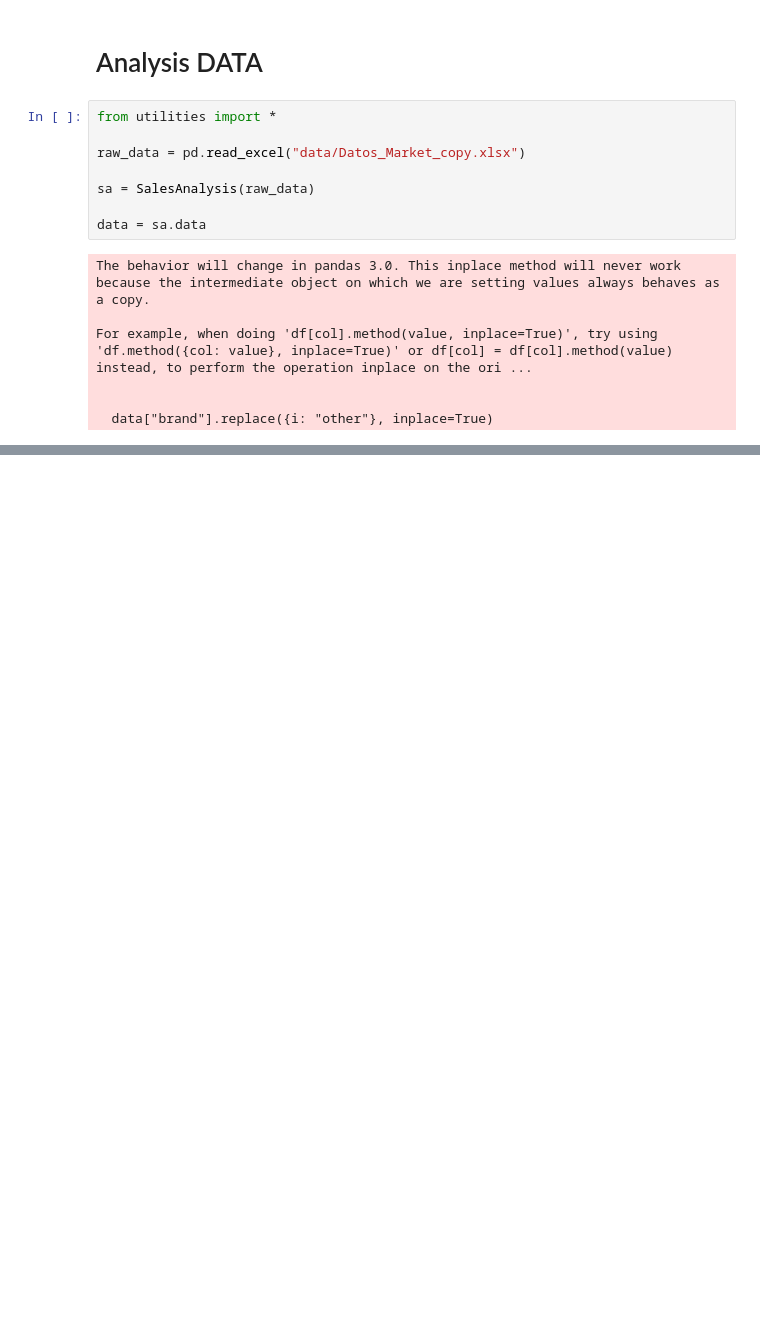
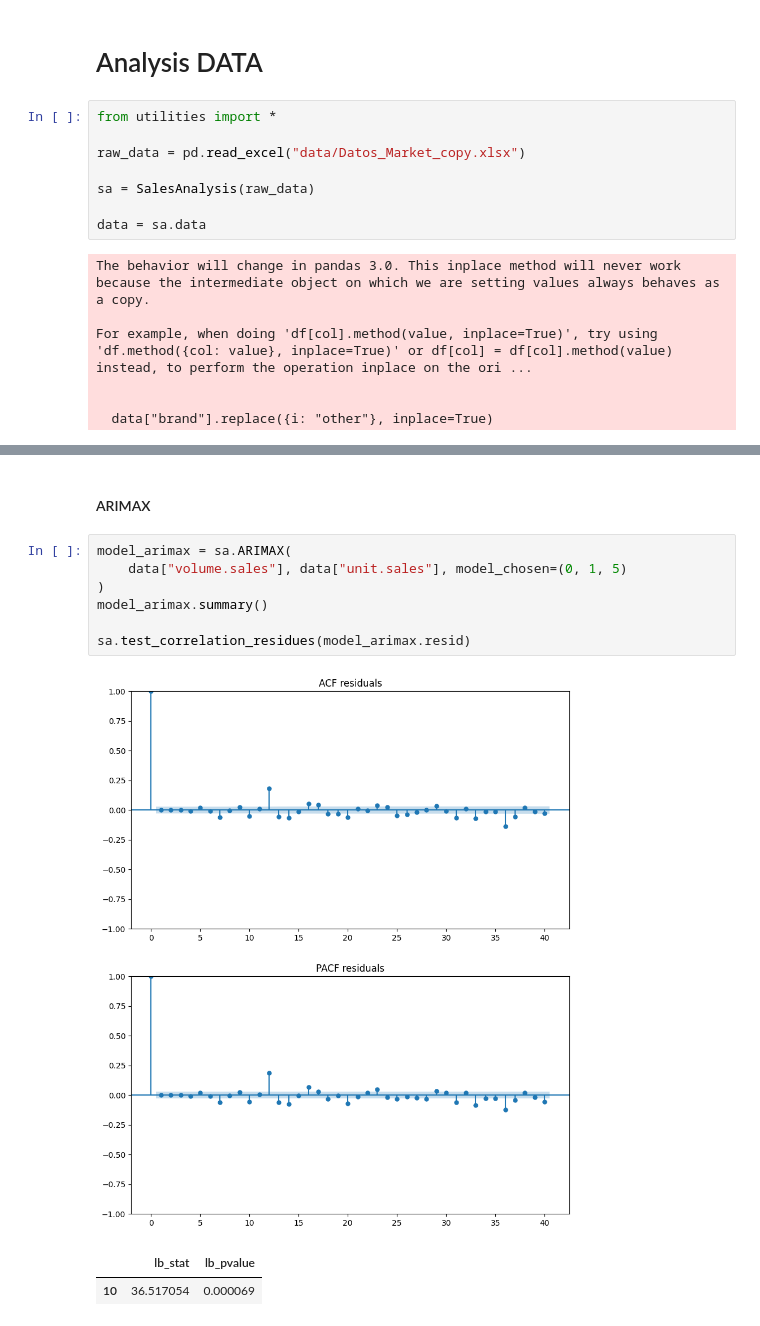
Before and after one commit to oscarjibou/BT-DataAnalysis, a Jupyter notebook: data_analysis.ipynb, the cells around one changed output, grey strips where cells are left out. Drawn from its saved outputs; the diff is of its cells as text; blank space fills up the shorter version.

```diff
--- a/data_analysis.ipynb
+++ b/data_analysis.ipynb
@@ -63,0 +65,13 @@ strong multicollinearity or other numerical problems.
+# %% [markdown]
+#### ARIMAX
+# %%
+model_arimax = sa.ARIMAX(
+    data["volume.sales"], data["unit.sales"], model_chosen=(0, 1, 5)
+)
+model_arimax.summary()
+
+sa.test_correlation_residues(model_arimax.resid)
+# %% [output]
+[figure, added]
+|  | lb_stat | lb_pvalue |
+| 10 | 36.517054 | 0.000069 |
```
Also changed, not shown: parts of 4 cells of this notebook, 2 other files.
